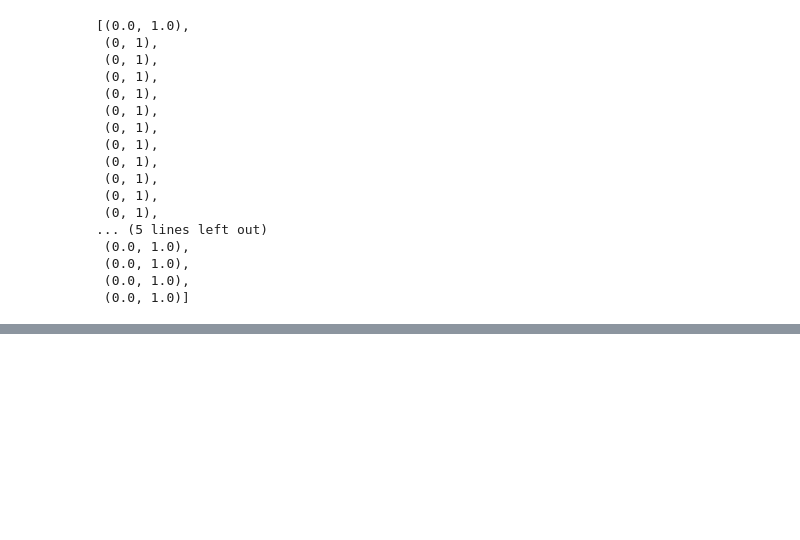
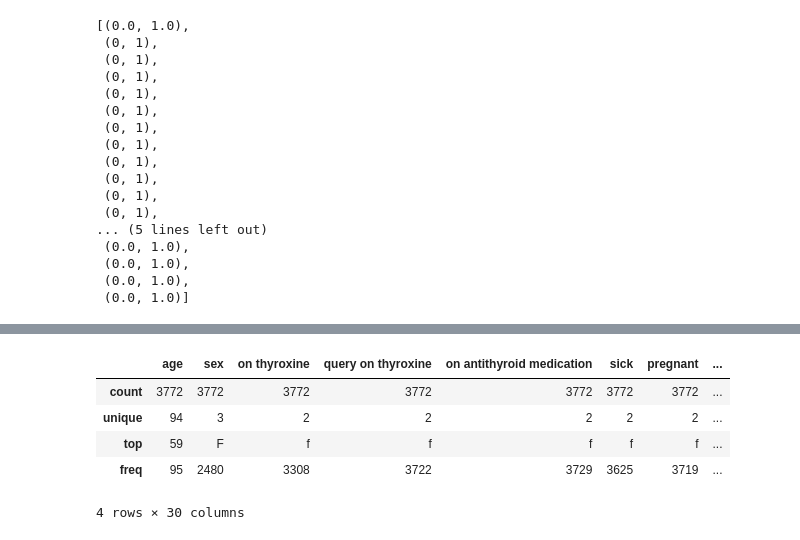
Before and after one commit to arcticronin/anomaly_detection, a Jupyter notebook: dataViz.ipynb, the cells around one changed output, grey strips where cells are left out. Cells and saved outputs as stored; diff of their text form; code cells hidden in the pictures; blank space fills up the shorter version.

```diff
--- a/dataViz.ipynb
+++ b/dataViz.ipynb
@@ -142,0 +171,9 @@ ValueError: x and y arrays must be equal in length along interpolation axis.
+# %%
+pd.read_csv('hypothyroid.csv').describe()
+# %% [output]
+|  | age | sex | on thyroxine | query on thyroxine | on antithyroid medication | sick | pregnant | ... |
+| count | 3772 | 3772 | 3772 | 3772 | 3772 | 3772 | 3772 | ... |
+| unique | 94 | 3 | 2 | 2 | 2 | 2 | 2 | ... |
+| top | 59 | F | f | f | f | f | f | ... |
+| freq | 95 | 2480 | 3308 | 3722 | 3729 | 3625 | 3719 | ... |
+4 rows × 30 columns
```
Also changed, not shown: parts of 9 cells of this notebook, 7 other files.
